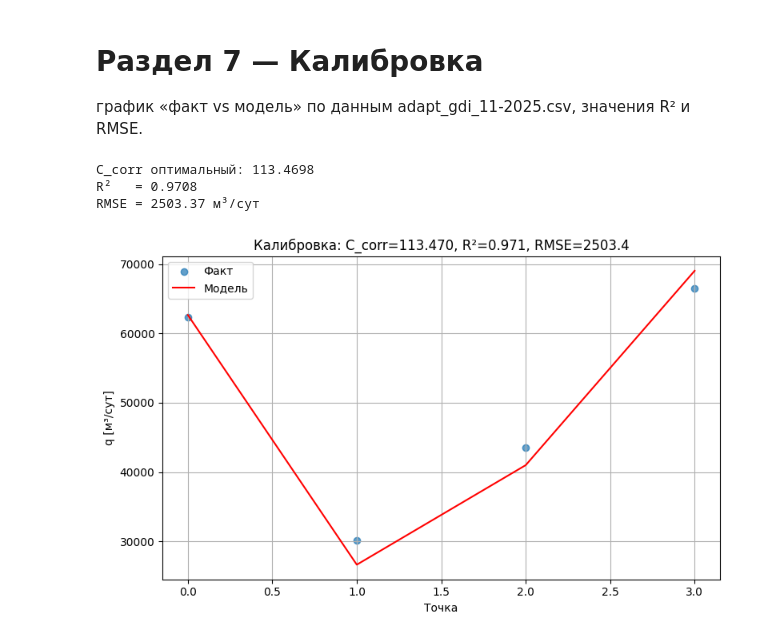
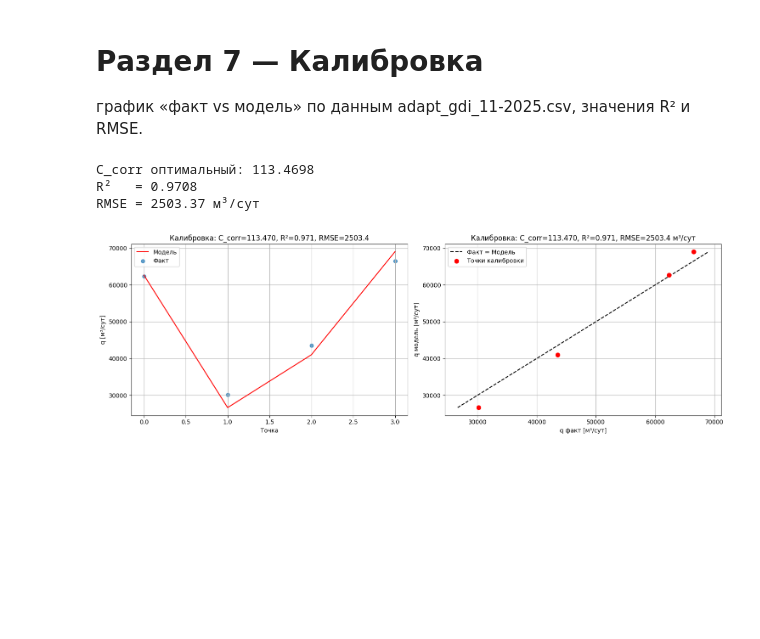
Before and after one commit to luismhpz95/gas_field_simulator, a Jupyter notebook: курсовая.ipynb, the cells around one changed output. Cells and saved outputs as stored; diff of their text form; code cells hidden in the pictures; blank space fills up the shorter version.

```diff
--- a/курсовая.ipynb
+++ b/курсовая.ipynb
@@ -325,43 +325,54 @@ q_fact     = df_fact['q'].values
 P_res_fact = df_fact['p_res'].values
 P_bhp_fact = df_fact['p_bhp'].values
 
-def q_simulado(C_corr):
+def q_sim(C_corr):
     q_model = []
     for Pr, Pb in zip(P_res_fact, P_bhp_fact):
         C1 = well_1.productivity_coef(Pr, Pb)
         C2 = well_2.productivity_coef(Pr, Pb)
         C3 = well_3.productivity_coef(Pr, Pb)
         q  = C_corr * (C1 + C2 + C3) * (Pr - Pb)
         q_model.append(q)
     return np.array(q_model)
 
 def calcular_rmse(X):
-    return np.sqrt(np.mean((q_simulado(X[0]) - q_fact)**2))
+    return np.sqrt(np.mean((q_sim(X[0]) - q_fact)**2))
 
 result = minimize(calcular_rmse, x0=[1.0], method='Nelder-Mead')
 C_opt  = result.x[0]
 print(f'\nC_corr оптимальный: {C_opt:.4f}')
 
-q_opt = q_simulado(C_opt)
+q_opt = q_sim(C_opt)
 
 ss_res = np.sum((q_fact - q_opt)**2)
 ss_tot = np.sum((q_fact - np.mean(q_fact))**2)
 R2   = 1 - ss_res / ss_tot
 RMSE = np.sqrt(np.mean((q_fact - q_opt)**2))
 print(f'R²   = {R2:.4f}')
 print(f'RMSE = {RMSE:.2f} м³/сут')
 
-fig, ax = plt.subplots(figsize=(8, 5))
-ax.scatter(range(len(q_fact)), q_fact, label='Факт',   alpha=0.7)
-ax.plot(   range(len(q_opt)),  q_opt,  label='Модель', color='red')
-ax.set(xlabel='Точка', ylabel='q [м³/сут]',
-       title=f'Калибровка: C_corr={C_opt:.3f}, R²={R2:.3f}, RMSE={RMSE:.1f}')
-ax.legend()
+fig, axes = plt.subplots(1, 2, figsize=(15, 5))
+
+axes[0].plot(range(len(q_opt)), q_opt, label='Модель', color='red')
+axes[0].scatter(range(len(q_fact)), q_fact, label='Факт', alpha=0.7)
+axes[0].set(xlabel='Точка', ylabel='q [м³/сут]',
+            title=f'Калибровка: C_corr={C_opt:.3f}, R²={R2:.3f}, RMSE={RMSE:.1f}')
+axes[0].legend()
+
+q_min = min(q_fact.min(), q_opt.min())
+q_max = max(q_fact.max(), q_opt.max())
+axes[1].plot([q_min, q_max], [q_min, q_max], 'k--', label='Факт = Модель')
+
+# факт vs модель
+axes[1].scatter(q_fact, q_opt, color='red', s=50, zorder=5, label='Точки калибровки')
+axes[1].set(xlabel='q факт [м³/сут]', ylabel='q модель [м³/сут]',
+            title=f'Калибровка: C_corr={C_opt:.3f}, R²={R2:.3f}, RMSE={RMSE:.1f} м³/сут')
+axes[1].legend()
 
 plt.tight_layout()
 plt.show()
 # %% [output]
 C_corr оптимальный: 113.4698
 R²   = 0.9708
 RMSE = 2503.37 м³/сут
-[figure, old version]
+[figure, new version]
```
